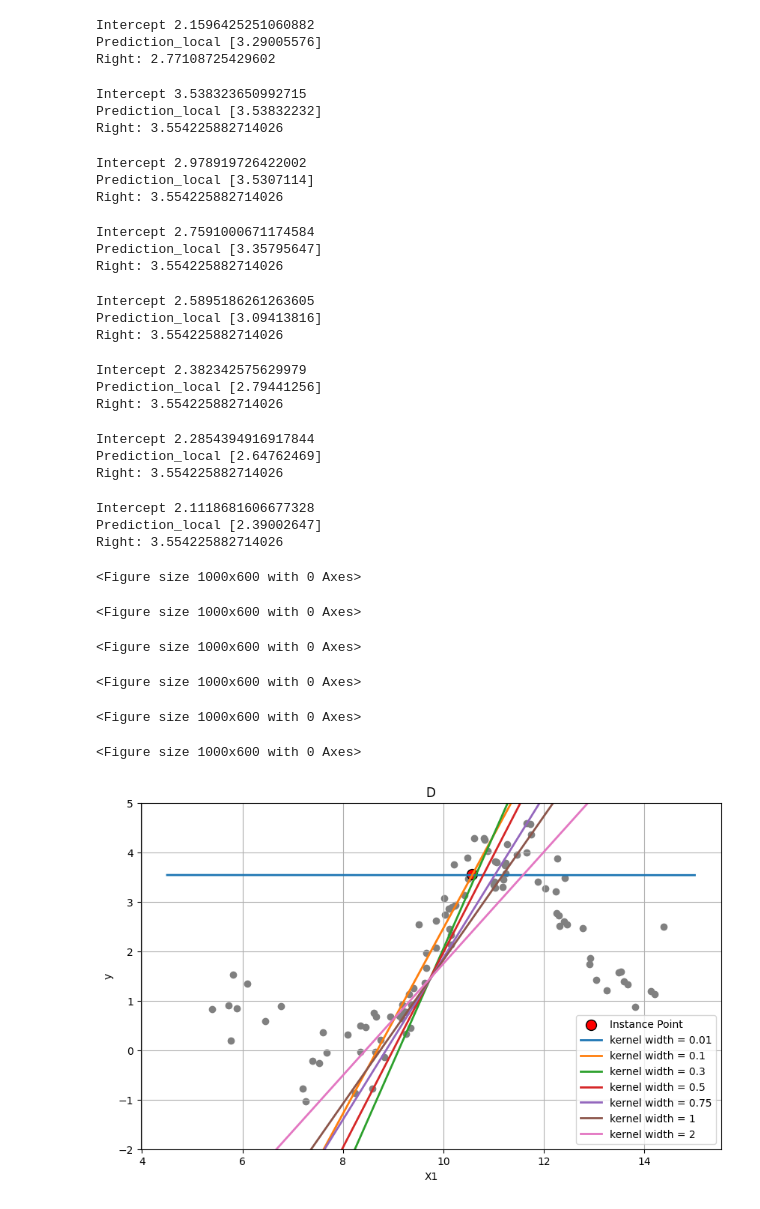
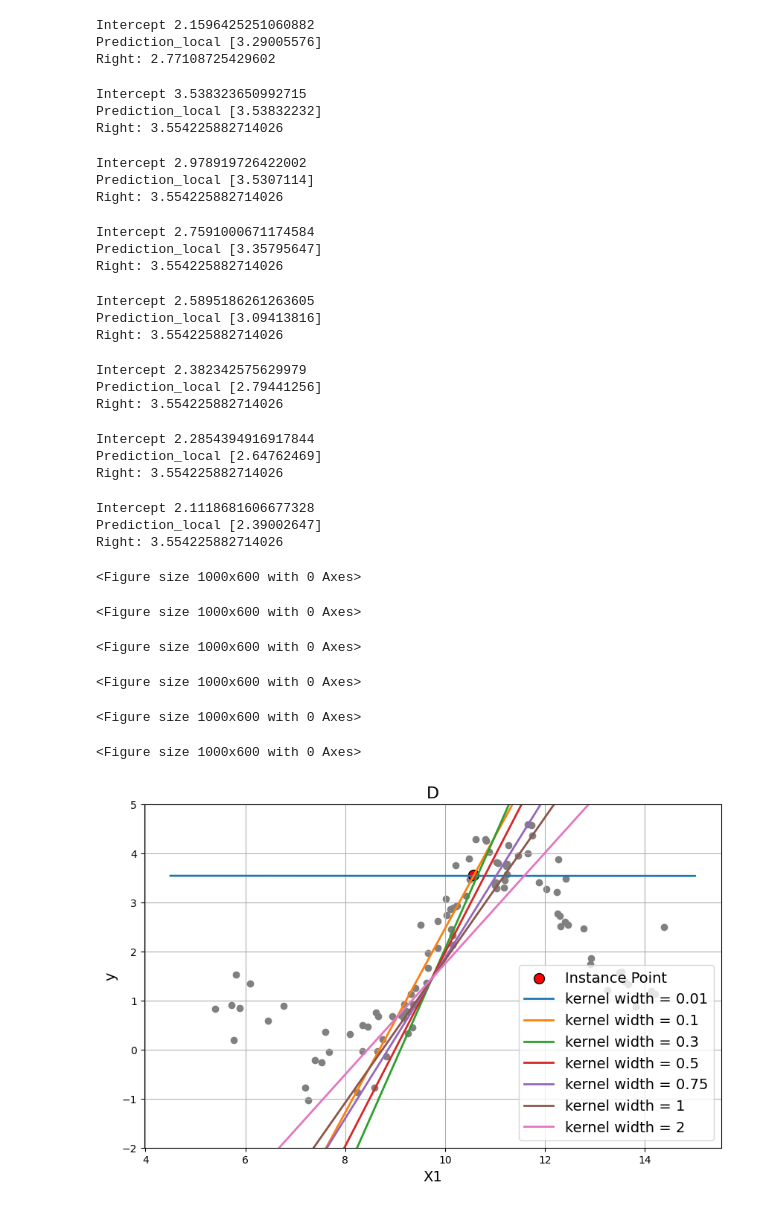
Before and after one commit to JuHaoran66/LIME, a Jupyter notebook: neighborhood.ipynb, the cells around one changed output. Drawn from its saved outputs; the diff is of its cells as text; code cells hidden in the pictures.

Commit message:
fontsize

```diff
--- a/neighborhood.ipynb
+++ b/neighborhood.ipynb
@@ -189,41 +189,41 @@ for kernel_width, (slope, y0) in results.items():
     plt.plot(x_vals, y_vals, linewidth=2, label=f'kernel width = {kernel_width}')
 
 plt.ylim([-2, 5])
-plt.xlabel('X1')
-plt.ylabel('y')
-plt.legend()
+plt.xlabel('X1', fontsize = 14)
+plt.ylabel('y', fontsize = 14)
+plt.legend(fontsize = 14)
 plt.grid(True)
-plt.title("D")
+plt.title("D", fontsize = 16)
 plt.savefig(f"results/positive slope.png")
 # %% [output]
 Intercept 3.538323650992715
 Prediction_local [3.53832232]
 Right: 3.554225882714026
 Intercept 2.978919726422002
 Prediction_local [3.5307114]
 Right: 3.554225882714026
 Intercept 2.7591000671174584
 Prediction_local [3.35795647]
 Right: 3.554225882714026
 Intercept 2.5895186261263605
 Prediction_local [3.09413816]
 Right: 3.554225882714026
 Intercept 2.382342575629979
 Prediction_local [2.79441256]
 Right: 3.554225882714026
 Intercept 2.2854394916917844
 Prediction_local [2.64762469]
 Right: 3.554225882714026
 Intercept 2.1118681606677328
 Prediction_local [2.39002647]
 Right: 3.554225882714026
 <Figure size 1000x600 with 0 Axes>
 <Figure size 1000x600 with 0 Axes>
 <Figure size 1000x600 with 0 Axes>
 <Figure size 1000x600 with 0 Axes>
 <Figure size 1000x600 with 0 Axes>
 <Figure size 1000x600 with 0 Axes>
-[figure, old version]
+[figure, new version]
 # %%
 from PIL import Image
 import os
```
Also changed, not shown: parts of 3 cells of this notebook, 24 other files.
